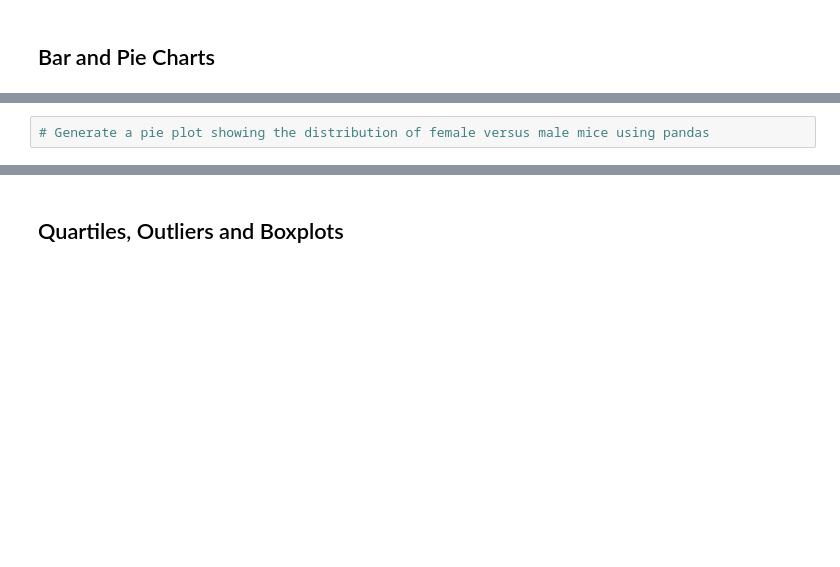
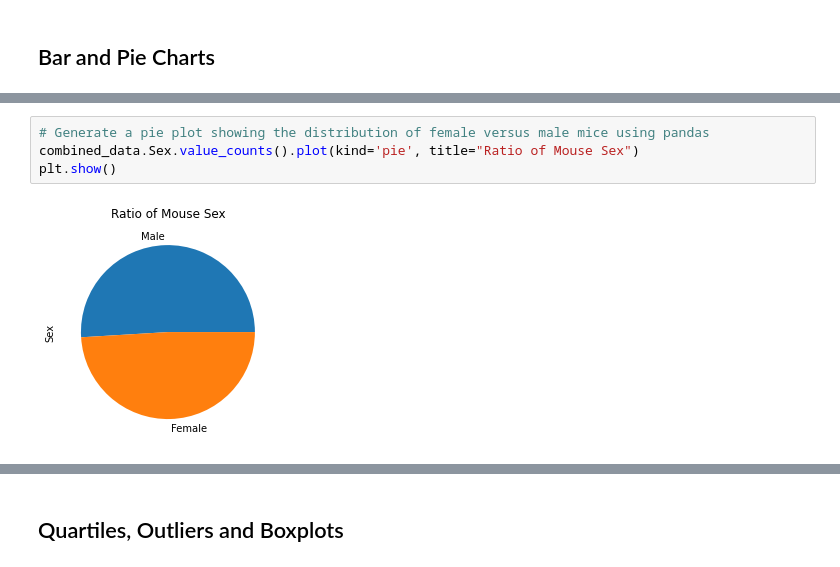
Before and after one commit to danijmartin/matplotlib-challenge, a Jupyter notebook: pymaceuticals.ipynb, the cells around one changed output, grey strips where cells are left out. Cells and saved outputs as stored; diff of their text form; blank space fills up the shorter version.

Commit message:
Added basic pie charts

```diff
--- a/pymaceuticals.ipynb
+++ b/pymaceuticals.ipynb
@@ -126,4 +126,8 @@ plt.show()
 # %%
 # Generate a pie plot showing the distribution of female versus male mice using pandas
+combined_data.Sex.value_counts().plot(kind='pie', title="Ratio of Mouse Sex")
+plt.show()
+# %% [output]
+[figure, added]
 # %%
 # Generate a pie plot showing the distribution of female versus male mice using pyplot
```
Also changed, not shown: parts of 3 cells of this notebook.
